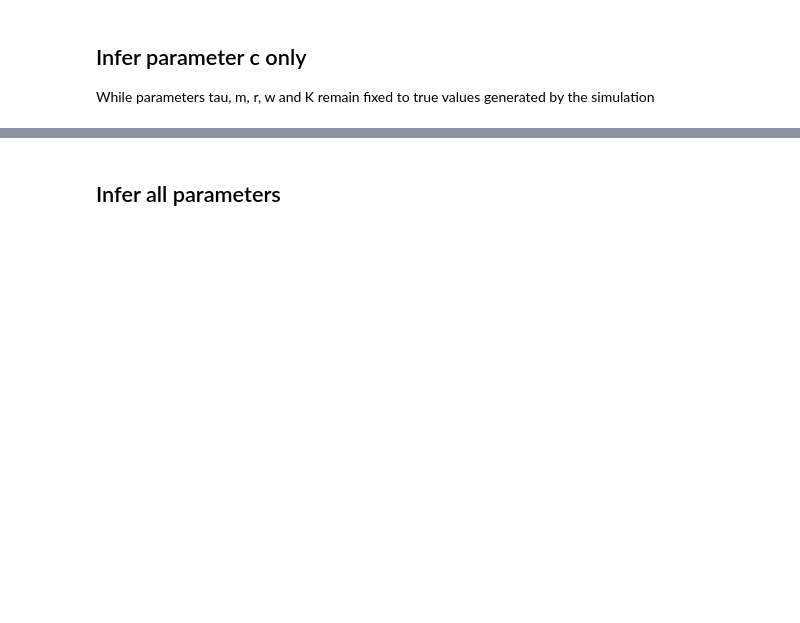
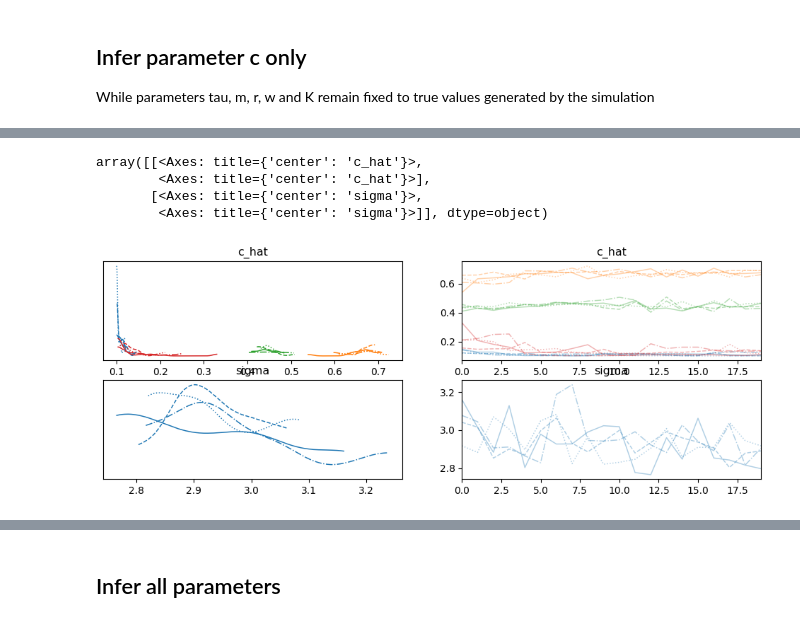
Before and after one commit to ucl-cssb/MIMIC, a Jupyter notebook: examples/CRM/examples-bayes-CRM.ipynb, the cells around one changed output, grey strips where cells are left out. Cells and saved outputs as stored; diff of their text form; code cells hidden in the pictures; blank space fills up the shorter version.

```diff
--- a/examples/CRM/examples-bayes-CRM.ipynb
+++ b/examples/CRM/examples-bayes-CRM.ipynb
@@ -155,4 +150,13 @@ sigma[0]     2.806  0.102   1.18
 'model_posterior.nc'
+# %%
+# Plot the trace of the posterior samples
+az.plot_trace(idata, var_names=["c_hat", "sigma"])
+# %% [output]
+array([[<Axes: title={'center': 'c_hat'}>,
+        <Axes: title={'center': 'c_hat'}>],
+       [<Axes: title={'center': 'sigma'}>,
+        <Axes: title={'center': 'sigma'}>]], dtype=object)
+[figure, added]
 # %%
 # Plot the CRM
 
```
Also changed, not shown: parts of 6 cells of this notebook, 3 other files.
